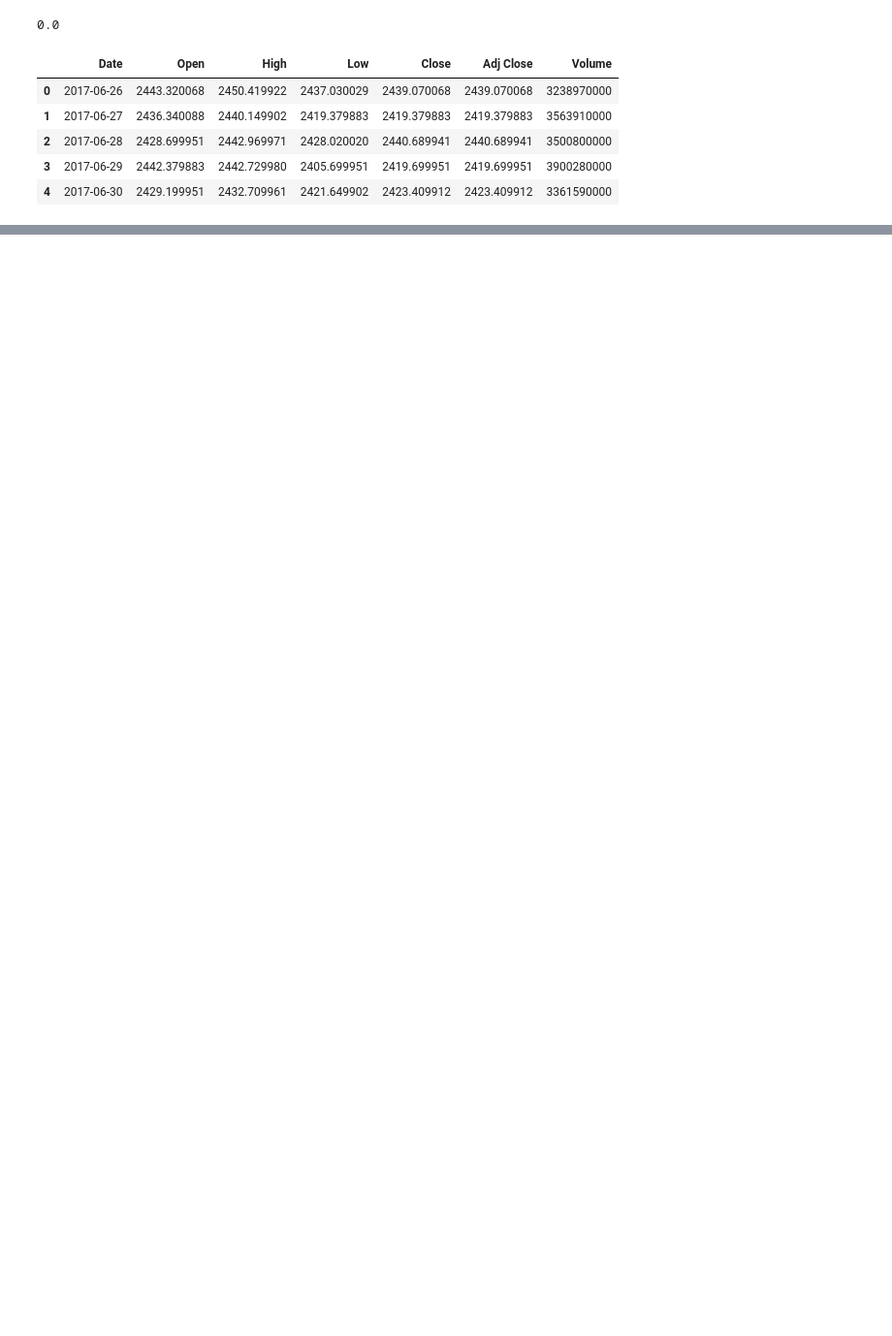
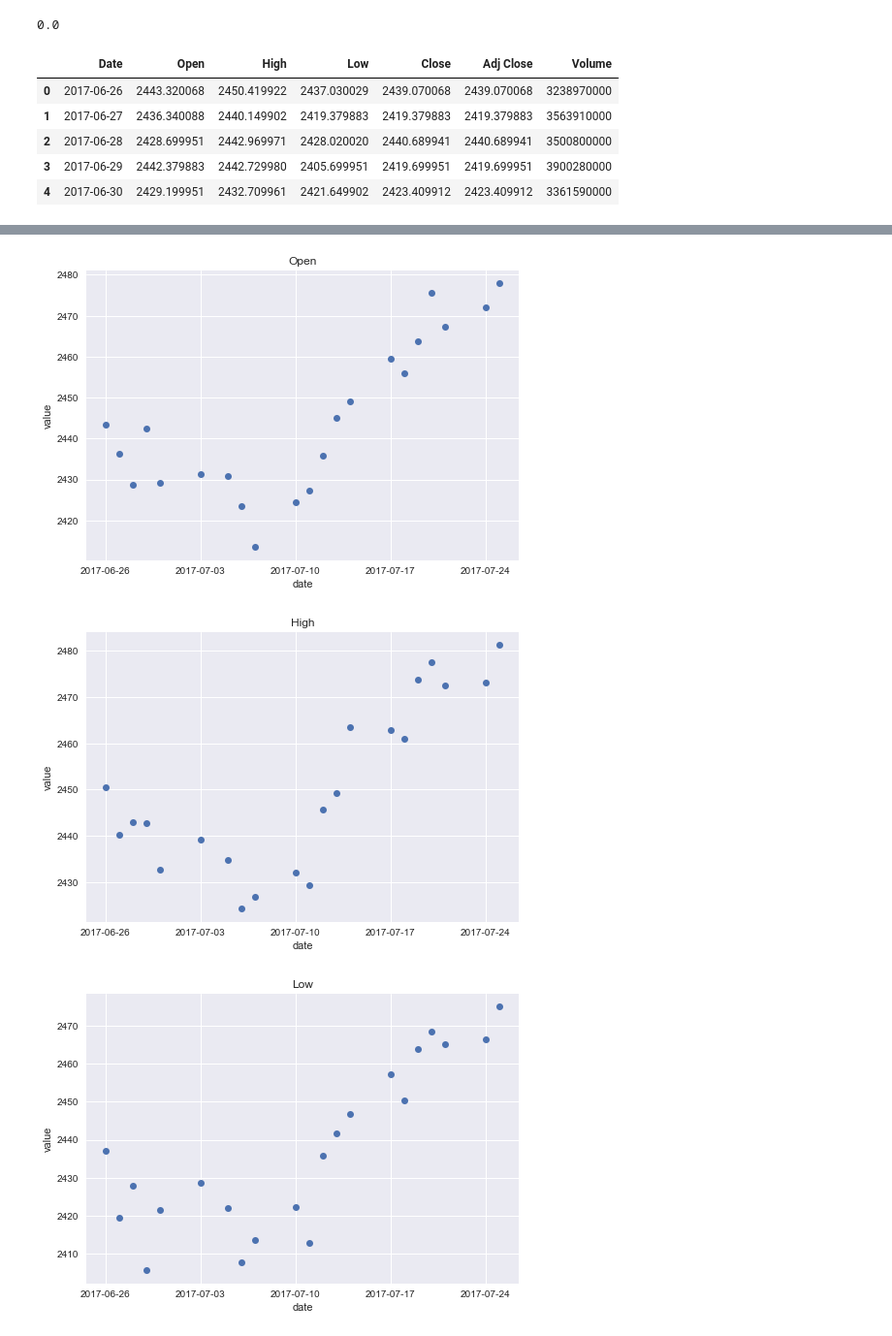
Before and after one commit to Terhid/stock_market_prediction, a Jupyter notebook: exploration.ipynb, the cells around one changed output, grey strips where cells are left out. Shown at 97% size. Saved outputs shown, nothing was run; the diff lists cells and outputs as text; code cells hidden in the pictures; blank space fills up the shorter version.

```diff
--- a/exploration.ipynb
+++ b/exploration.ipynb
@@ -17,0 +66,16 @@ df.head()
+# %%
+list_of_dates = []
+for value in df['Date']:
+    list_of_dates.append(datetime.datetime.strptime(value, "%Y-%m-%d"))
+dates = matplotlib.dates.date2num(list_of_dates)
+for column in df.drop('Date', axis=1).columns:
+    plt.figure(str(column))
+    plt.title(str(column))
+    plt.xlabel('date')
+    plt.ylabel('value')
+    plt.plot_date(dates, df[column])
+    plt.show()
+# %% [output]
+[figure, added]
+[figure, added]
+[figure, added]
```
Also changed, not shown: parts of 9 cells of this notebook, 1 other file.
